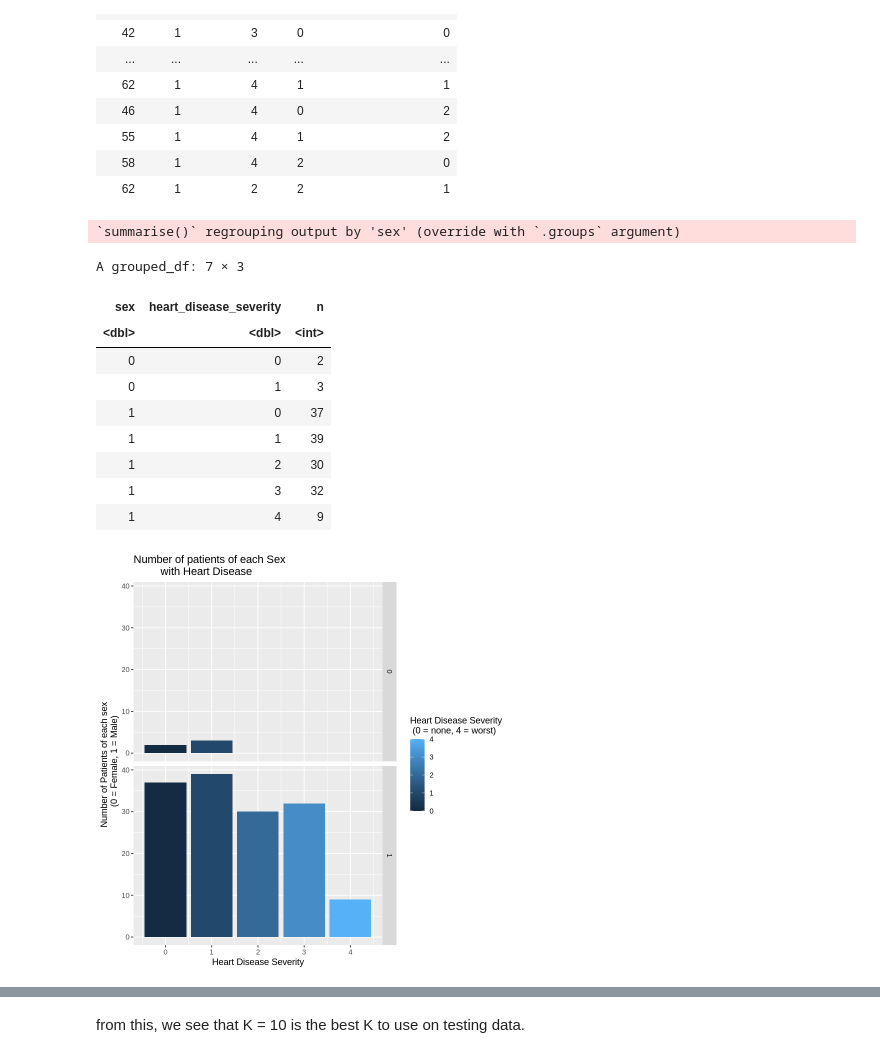
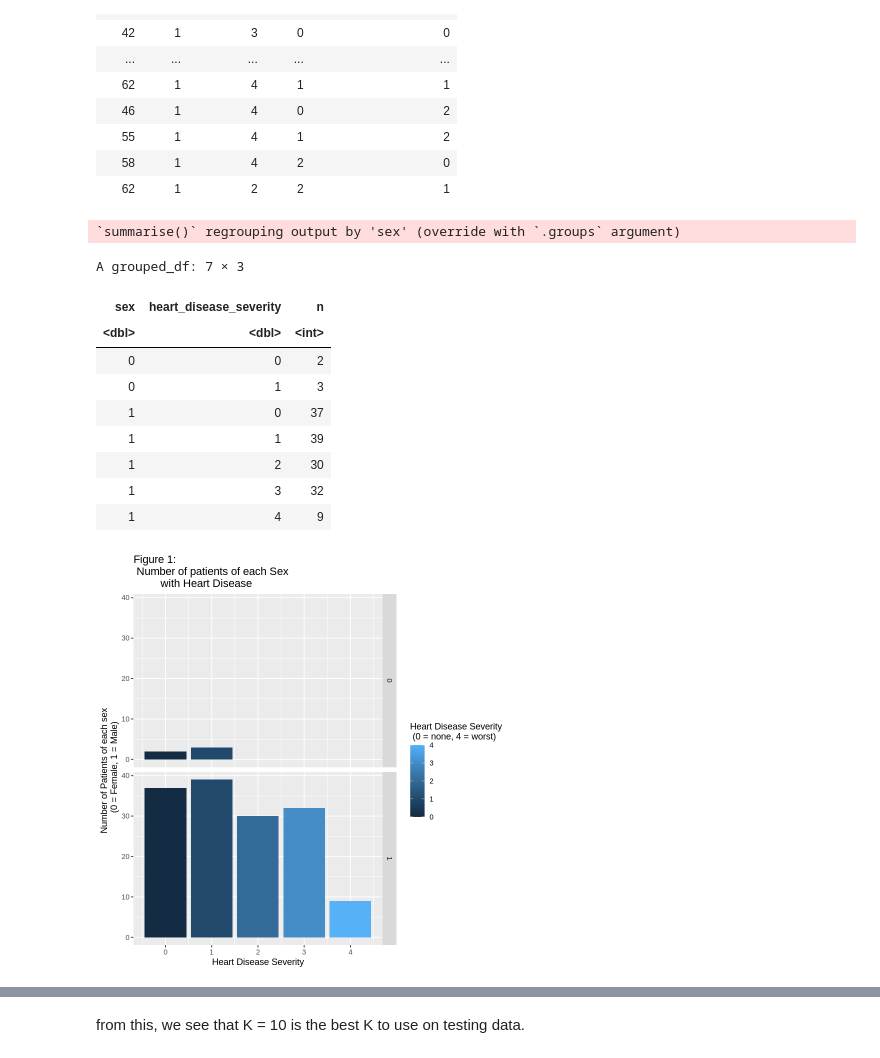
Before and after one commit to catherinepepin/DSCI_COMPLETE, a Jupyter notebook: Complete_Copy.ipynb, the cells around one changed output, grey strips where cells are left out. Cells and saved outputs as stored; diff of their text form; code cells hidden in the pictures.

```diff
--- a/Complete_Copy.ipynb
+++ b/Complete_Copy.ipynb
@@ -105,33 +89,33 @@ A tibble: 48 × 5
 # %%
 sex_tbl = heart_disease_train %>%
     group_by(sex, heart_disease_severity) %>%
     summarize (n = n())
 sex_tbl
 # this table summarizes the distrbution of patients of a certain sex (0 = female, 1 = male)
     # and how many of each fall into a heart disease category.
 
 plot_sex = sex_tbl%>%
     ggplot(aes(x = heart_disease_severity, y = n, fill = heart_disease_severity)) +
         geom_bar(stat = "identity") +
         facet_grid(sex ~ .) +
         labs(x = "Heart Disease Severity", y = "Number of Patients of each sex \n  (0 = Female, 1 = Male)", fill = "Heart Disease Severity \n (0 = none, 4 = worst)") +
-        ggtitle ("Number of patients of each Sex \n         with Heart Disease")
+        ggtitle ("Figure 1: \n Number of patients of each Sex \n         with Heart Disease")
 plot_sex
 # this visualization proves that the majority of our patients are males, giving us a larger sample size.
     # thus it would be fitting that our data analysis is is centered around male patients.
 # %% [output]
 `summarise()` regrouping output by 'sex' (override with `.groups` argument)
 A grouped_df: 7 × 3
 | sex | heart_disease_severity | n |
 | <dbl> | <dbl> | <int> |
 | 0 | 0 | 2 |
 | 0 | 1 | 3 |
 | 1 | 0 | 37 |
 | 1 | 1 | 39 |
 | 1 | 2 | 30 |
 | 1 | 3 | 32 |
 | 1 | 4 | 9 |
-[figure, old version]
+[figure, new version]
 # %%
 chest_pain_tbl = heart_disease_train %>%
     group_by(chest_pain, heart_disease_severity) %>%
```
Also changed, not shown: parts of 13 cells of this notebook.
